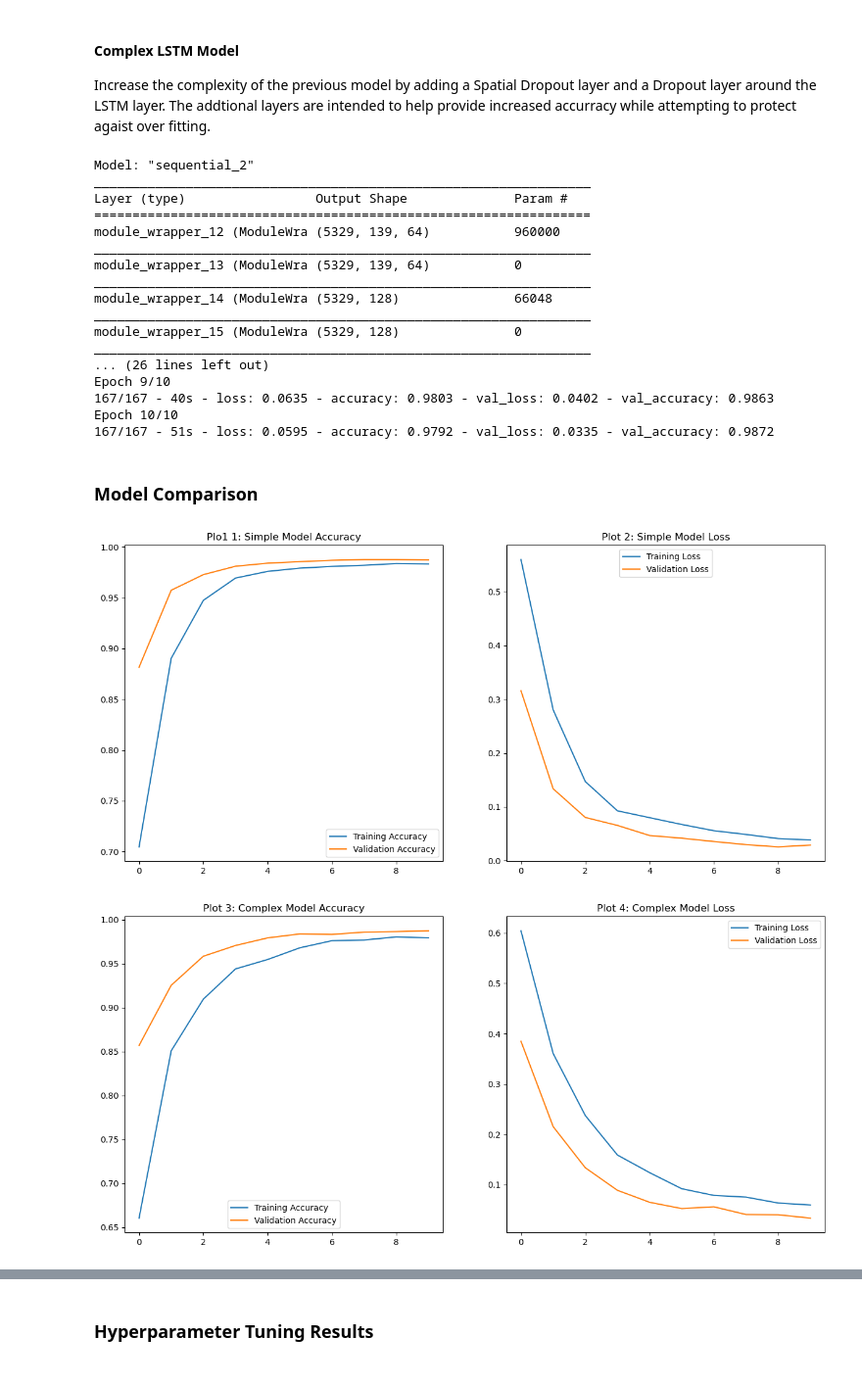
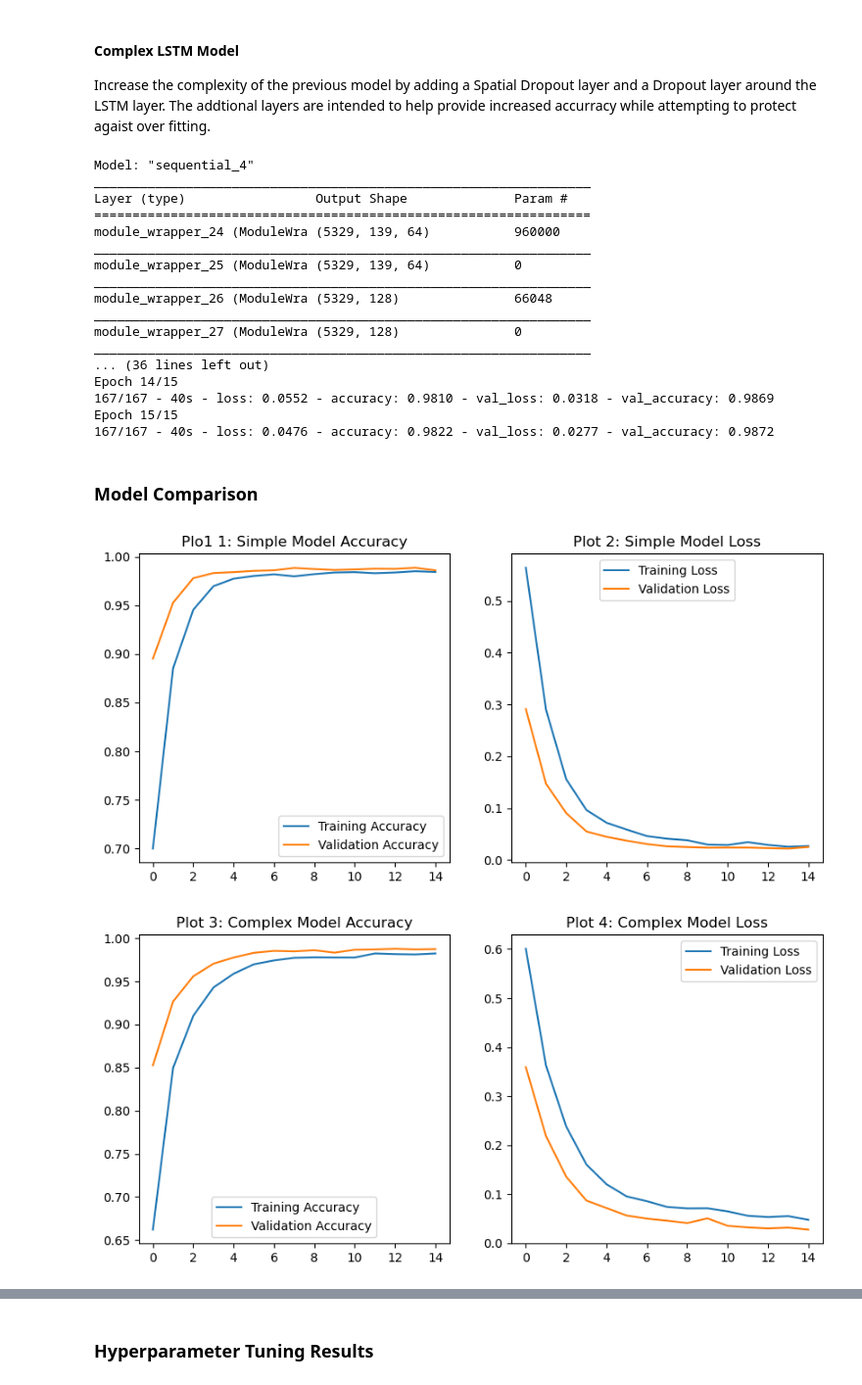
Before and after one commit to jmskeet/5511-Assignment-4, a Jupyter notebook: assignment4_final.ipynb, the cells around one changed output, grey strips where cells are left out. Shown at 98% size. Saved outputs shown, nothing was run; the diff lists cells and outputs as text; code cells hidden in the pictures.

```diff
--- a/assignment4_final.ipynb
+++ b/assignment4_final.ipynb
@@ -285,7 +295,7 @@ print('Sample: ', sequence_x_training_set_padded[0])
 #Hyperparameter Tuning variables
 dropout_rate = .2
 recurrent_dropout_rate = .2
-num_epochs = 10
+num_epochs = 15
 
 model = Sequential()
 
@@ -344,23 +354,23 @@ model_complex.compile(loss='binary_crossentropy', optimizer='adam', metrics=['ac
 
 comlex_history = model_complex.fit(sequence_x_training_set_padded, np.asarray(target_train), epochs=num_epochs, validation_data=(sequence_x_training_set_padded, np.asarray(target_train)), verbose=2)
 # %% [output]
-Model: "sequential_2"
+Model: "sequential_4"
 _________________________________________________________________
 Layer (type)                 Output Shape              Param #
 =================================================================
-module_wrapper_12 (ModuleWra (5329, 139, 64)           960000
+module_wrapper_24 (ModuleWra (5329, 139, 64)           960000
 _________________________________________________________________
-module_wrapper_13 (ModuleWra (5329, 139, 64)           0
+module_wrapper_25 (ModuleWra (5329, 139, 64)           0
 _________________________________________________________________
-module_wrapper_14 (ModuleWra (5329, 128)               66048
+module_wrapper_26 (ModuleWra (5329, 128)               66048
 _________________________________________________________________
-module_wrapper_15 (ModuleWra (5329, 128)               0
+module_wrapper_27 (ModuleWra (5329, 128)               0
 _________________________________________________________________
-... (26 lines left out)
-Epoch 9/10
-167/167 - 40s - loss: 0.0635 - accuracy: 0.9803 - val_loss: 0.0402 - val_accuracy: 0.9863
-Epoch 10/10
-167/167 - 51s - loss: 0.0595 - accuracy: 0.9792 - val_loss: 0.0335 - val_accuracy: 0.9872
+... (36 lines left out)
+Epoch 14/15
+167/167 - 40s - loss: 0.0552 - accuracy: 0.9810 - val_loss: 0.0318 - val_accuracy: 0.9869
+Epoch 15/15
+167/167 - 40s - loss: 0.0476 - accuracy: 0.9822 - val_loss: 0.0277 - val_accuracy: 0.9872
 # %% [markdown]
 ### Model Comparison
 # %%
@@ -372,43 +382,43 @@ model_val_loss = history.history['val_loss']
 
 epochs_range = range(num_epochs)
 
-plt.figure(figsize=(15, 15))
+plt.figure(figsize=(10, 10))
 plt.subplot(2, 2, 1)
 plt.plot(epochs_range, model_accuracy, label='Training Accuracy')
 plt.plot(epochs_range, model_val_acc, label='Validation Accuracy')
 plt.legend(loc='lower right')
 plt.title('Plo1 1: Simple Model Accuracy')
 
 plt.subplot(2, 2, 2)
 plt.plot(epochs_range, model_loss, label='Training Loss')
 plt.plot(epochs_range, model_val_loss, label='Validation Loss')
 plt.legend(loc='upper center')
 plt.title('Plot 2: Simple Model Loss')
 plt.show()
 
 #complex Model
 model_complex_accuracy = comlex_history.history['accuracy']
 model_complex_val_acc = comlex_history.history['val_accuracy']
 model_complex_loss = comlex_history.history['loss']
 model_complex_val_loss = comlex_history.history['val_loss']
 
 
-plt.figure(figsize=(15, 15))
+plt.figure(figsize=(10, 10))
 plt.subplot(2, 2, 1)
 plt.plot(epochs_range, model_complex_accuracy, label='Training Accuracy')
 plt.plot(epochs_range, model_complex_val_acc, label='Validation Accuracy')
 plt.legend(loc='lower center')
 plt.title('Plot 3: Complex Model Accuracy')
 
 plt.subplot(2, 2, 2)
 plt.plot(epochs_range, model_complex_loss, label='Training Loss')
 plt.plot(epochs_range, model_complex_val_loss, label='Validation Loss')
 plt.legend(loc='upper right')
 plt.title('Plot 4: Complex Model Loss')
 plt.show()
 # %% [output]
-[figure, old version]
+[figure, new version]
-[figure, old version]
+[figure, new version]
 # %% [markdown]
 **Table 2: Model Complexity vs Accuracy***
 
```
Also changed, not shown: parts of 5 cells of this notebook, 1 other file.
